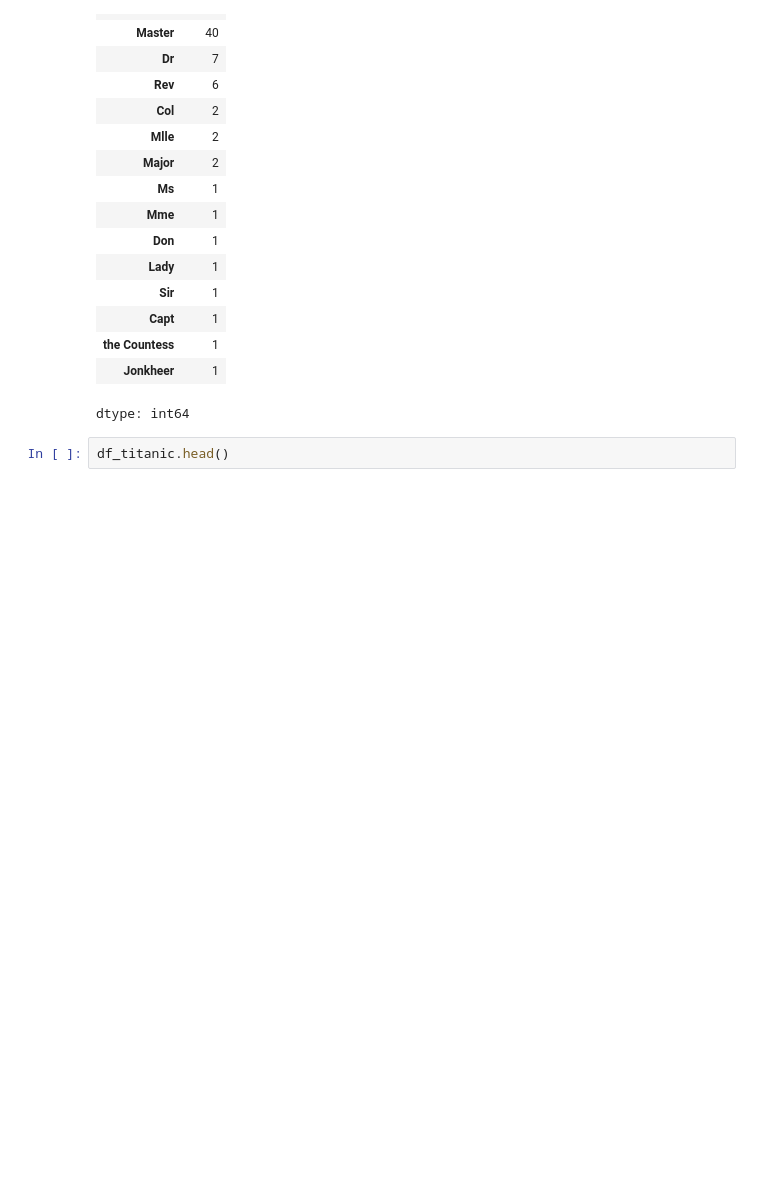
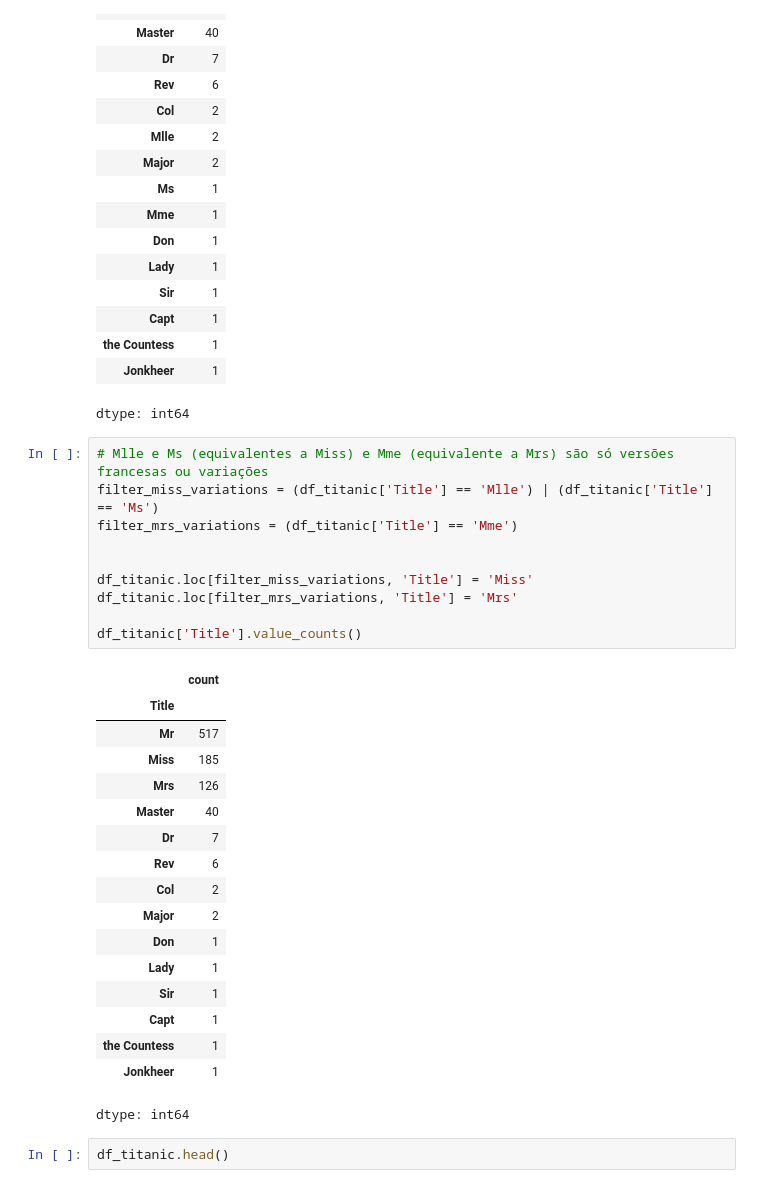
Before and after one commit to rafaelsouzakat/data-analyst-journey, a Jupyter notebook: data-analysis-mackenzie-notebooks/Aula8/pratica_arvore_decisao_v3.ipynb, the cells around one changed output. Saved outputs shown, nothing was run; the diff lists cells and outputs as text; blank space fills up the shorter version.

```diff
--- a/data-analysis-mackenzie-notebooks/Aula8/pratica_arvore_decisao_v3.ipynb
+++ b/data-analysis-mackenzie-notebooks/Aula8/pratica_arvore_decisao_v3.ipynb
@@ -608,6 +608,34 @@ df_titanic['Title'].value_counts()
 | the Countess | 1 |
 | Jonkheer | 1 |
 dtype: int64
+# %%
+# Mlle e Ms (equivalentes a Miss) e Mme (equivalente a Mrs) são só versões francesas ou variações
+filter_miss_variations = (df_titanic['Title'] == 'Mlle') | (df_titanic['Title'] == 'Ms')
+filter_mrs_variations = (df_titanic['Title'] == 'Mme')
+
+
+df_titanic.loc[filter_miss_variations, 'Title'] = 'Miss'
+df_titanic.loc[filter_mrs_variations, 'Title'] = 'Mrs'
+
+df_titanic['Title'].value_counts()
+# %% [output]
+|  | count |
+| Title |  |
+| Mr | 517 |
+| Miss | 185 |
+| Mrs | 126 |
+| Master | 40 |
+| Dr | 7 |
+| Rev | 6 |
+| Col | 2 |
+| Major | 2 |
+| Don | 1 |
+| Lady | 1 |
+| Sir | 1 |
+| Capt | 1 |
+| the Countess | 1 |
+| Jonkheer | 1 |
+dtype: int64
 # %%
 df_titanic.head()
 # %% [output]
```
Also changed, not shown: parts of 9 cells of this notebook.
